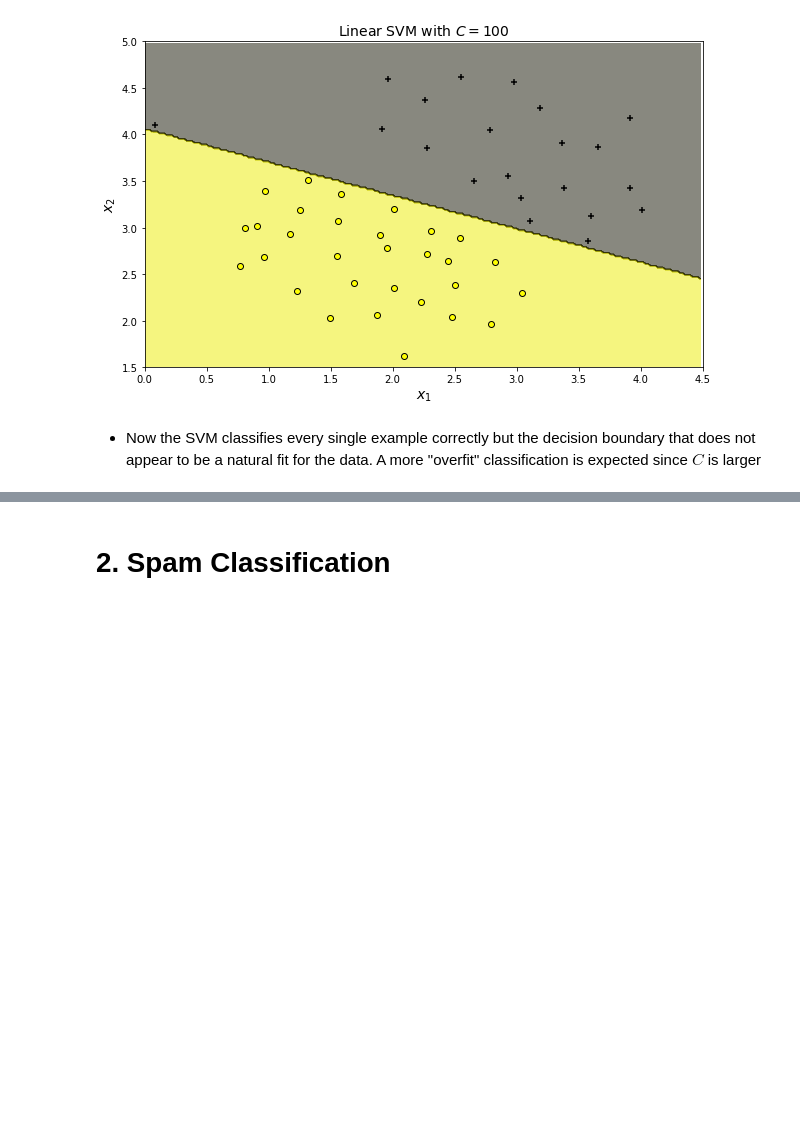
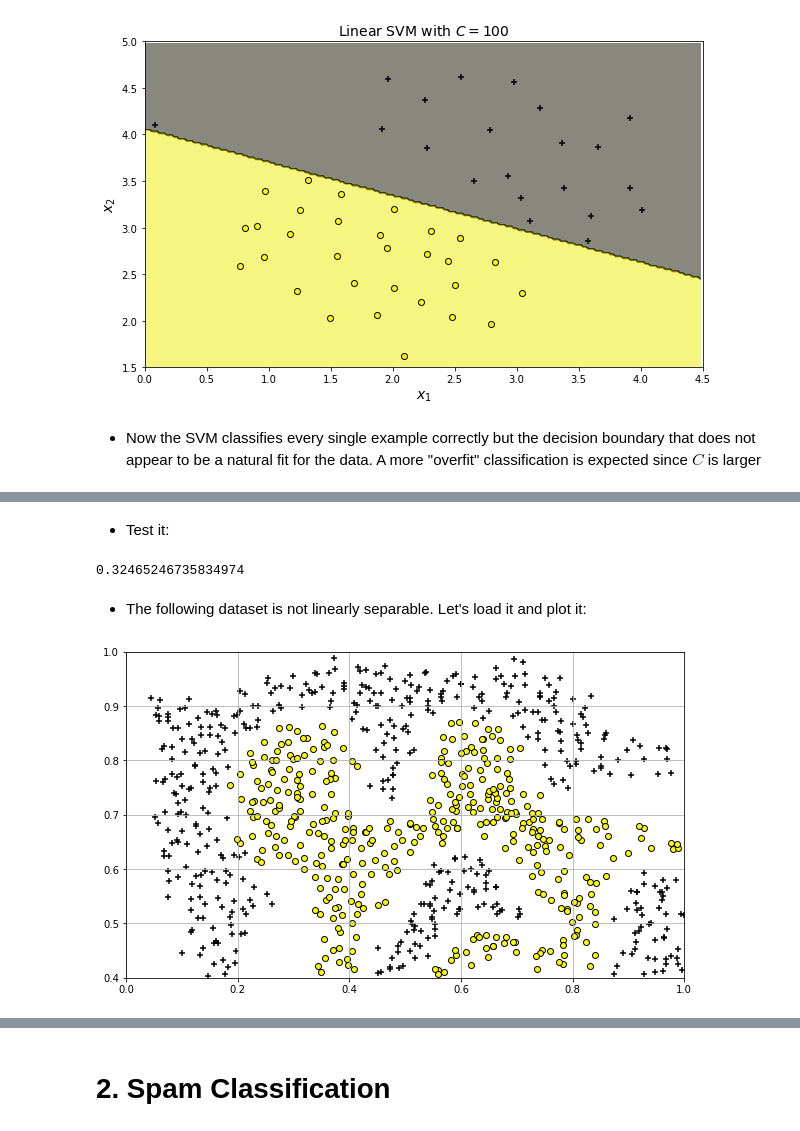
Before and after one commit to les67/MachineLearning_CourseraNg, a Jupyter notebook: ex6/ex6.ipynb, the cells around one changed output, grey strips where cells are left out. Drawn from its saved outputs; the diff is of its cells as text; code cells hidden in the pictures; blank space fills up the shorter version.

```diff
--- a/ex6/ex6.ipynb
+++ b/ex6/ex6.ipynb
@@ -115,0 +143,27 @@ plt.show()
+# %% [markdown]
+- Test it:
+# %%
+x1 = np.array([1,2,1])
+x2 = np.array([0,4,-1])
+sigma = 2
+similarity(x1,x2,sigma) # should be = 0.324652
+# %% [output]
+0.32465246735834974
+# %% [markdown]
+- The following dataset is not linearly separable. Let's load it and plot it:
+# %%
+data2 = loadmat('ex6data2.mat')
+X = data2['X'] # no need to add the bias terms, the svm object does it internally
+y = data2['y'].flatten() # output labels
+# %%
+plt.figure()
+plt.grid(True)
+plt.scatter(X[:,0][y==1],X[:,1][y==1],marker='+',edgecolors='k',facecolor='k')
+plt.scatter(X[:,0][y==0],X[:,1][y==0],marker='o',edgecolors='k',facecolor='yellow')
+plt.xlim(0,1)
+plt.ylim(0.4,1)
+plt.xlabel(r'$x_1$',fontsize=14)
+plt.ylabel(r'$x_2$',fontsize=14)
+plt.show()
+# %% [output]
+[figure, added]
```
Also changed, not shown: parts of 20 cells of this notebook.
